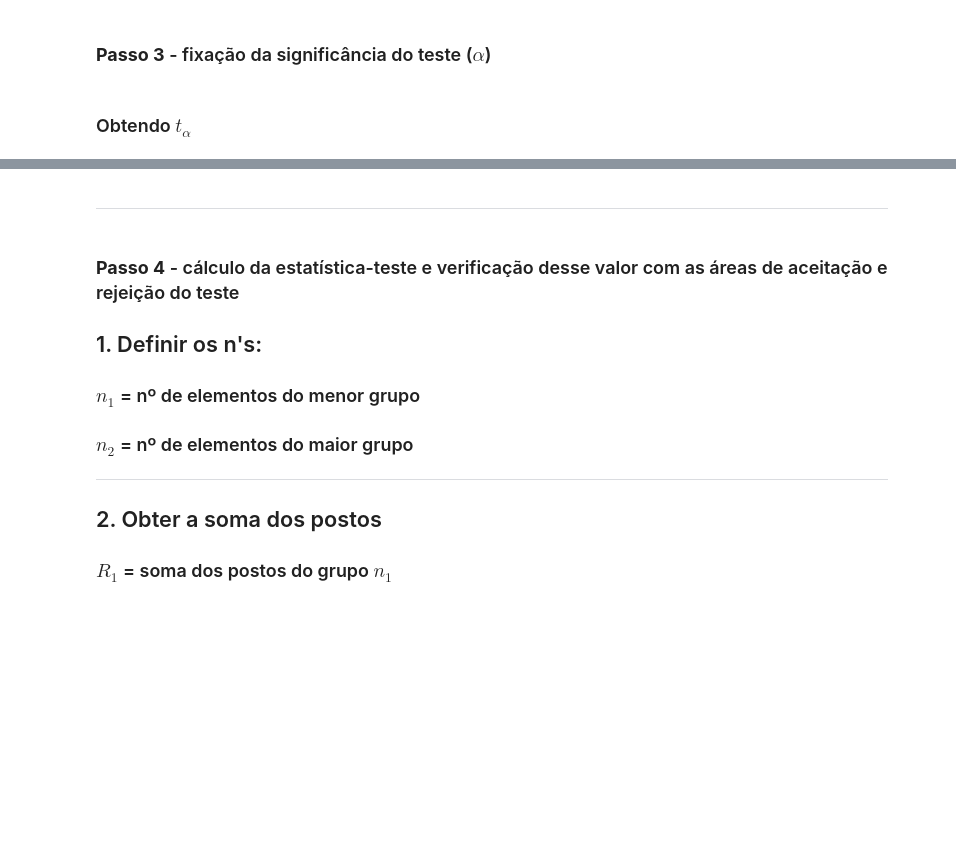
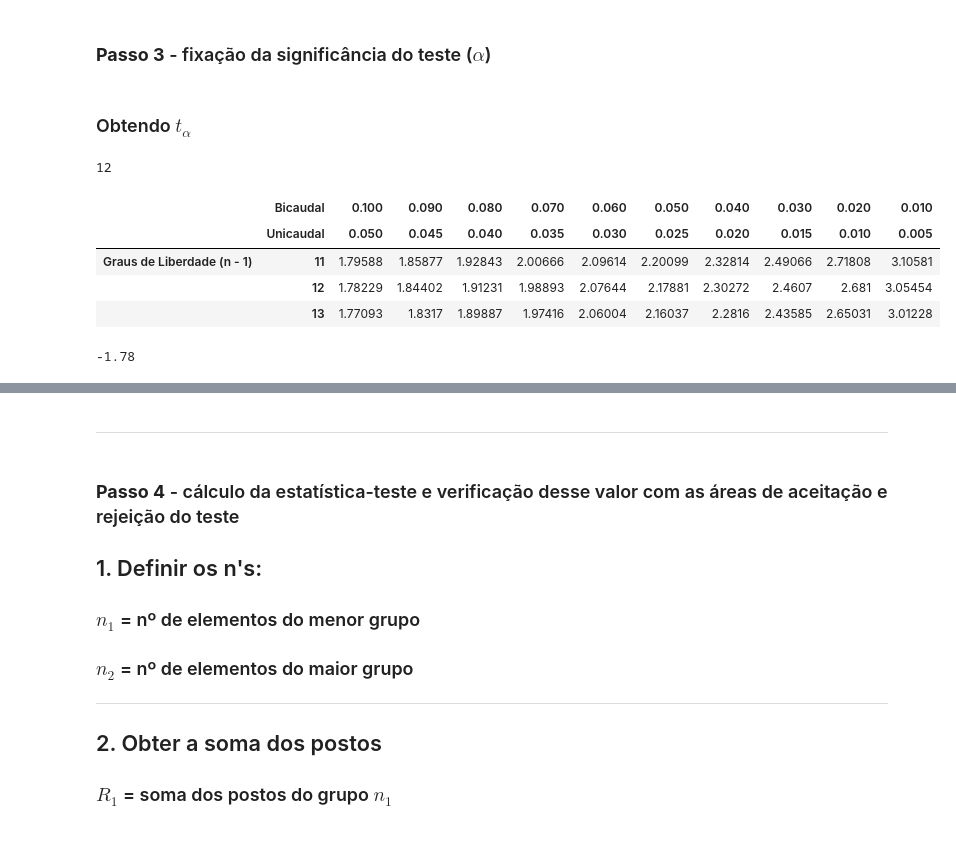
Before and after one commit to erikamarchi/estatistica-com-python-parte-3-testes-de-hipoteses, a Jupyter notebook: Curso_de_Estatística_Parte_3.ipynb, the cells around one changed output, grey strips where cells are left out. Drawn from its saved outputs; the diff is of its cells as text; code cells hidden in the pictures; blank space fills up the shorter version.

```diff
--- a/Curso_de_Estatística_Parte_3.ipynb
+++ b/Curso_de_Estatística_Parte_3.ipynb
@@ -1494,6 +1513,24 @@ Deve-se optar pela distribuição **$t$ de Student**, já que nada é mencionado
 ### **Passo 3** - fixação da significância do teste ($\alpha$)
 # %% [markdown]
 ### Obtendo $t_{\alpha}$
+# %%
+graus_de_liberdade = n_1 + n_2 - 2
+graus_de_liberdade
+# %% [output]
+12
+# %%
+tabela_t_student[10:13]
+# %% [output]
+|  | Bicaudal | 0.100 | 0.090 | 0.080 | 0.070 | 0.060 | 0.050 | 0.040 | 0.030 | 0.020 | 0.010 |
+|  | Unicaudal | 0.050 | 0.045 | 0.040 | 0.035 | 0.030 | 0.025 | 0.020 | 0.015 | 0.010 | 0.005 |
+| Graus de Liberdade (n - 1) | 11 | 1.79588 | 1.85877 | 1.92843 | 2.00666 | 2.09614 | 2.20099 | 2.32814 | 2.49066 | 2.71808 | 3.10581 |
+|  | 12 | 1.78229 | 1.84402 | 1.91231 | 1.98893 | 2.07644 | 2.17881 | 2.30272 | 2.4607 | 2.681 | 3.05454 |
+|  | 13 | 1.77093 | 1.8317 | 1.89887 | 1.97416 | 2.06004 | 2.16037 | 2.2816 | 2.43585 | 2.65031 | 3.01228 |
+# %%
+t_alpha = t_student.ppf(significancia, graus_de_liberdade)
+t_alpha.round(2)
+# %% [output]
+-1.78
 # %% [markdown]
 ![Região de Aceitação](https://caelum-online-public.s3.amazonaws.com/1229-estatistica-parte3/01/img023.png)
 # %% [markdown]
```
Also changed, not shown: parts of 24 cells of this notebook.
